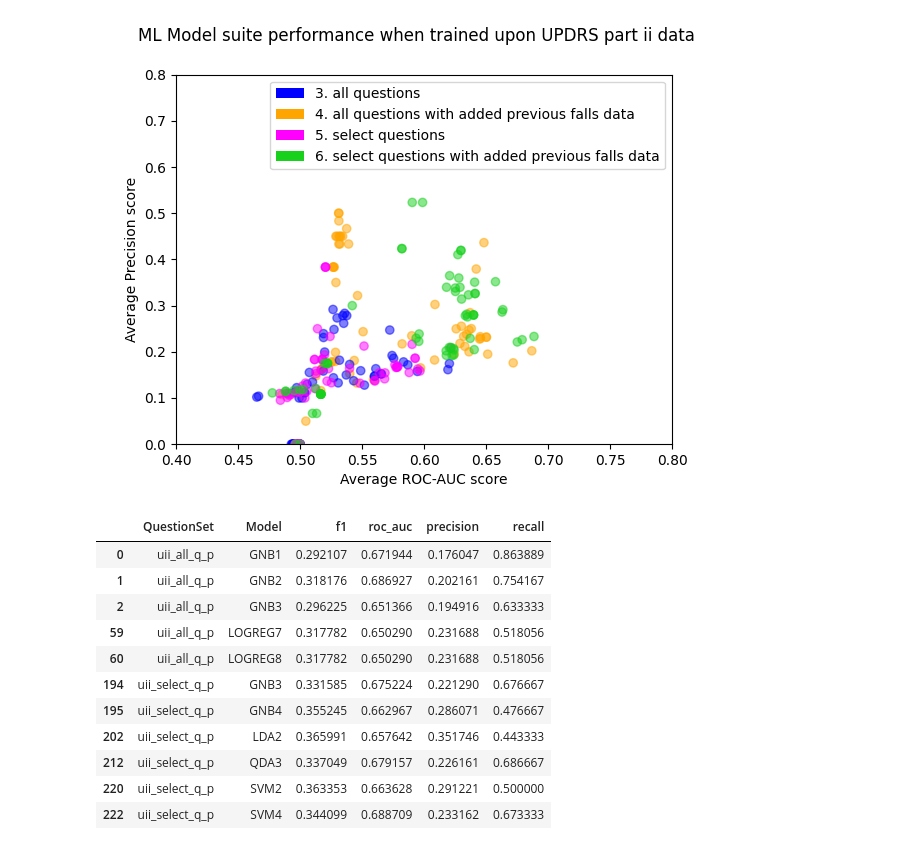
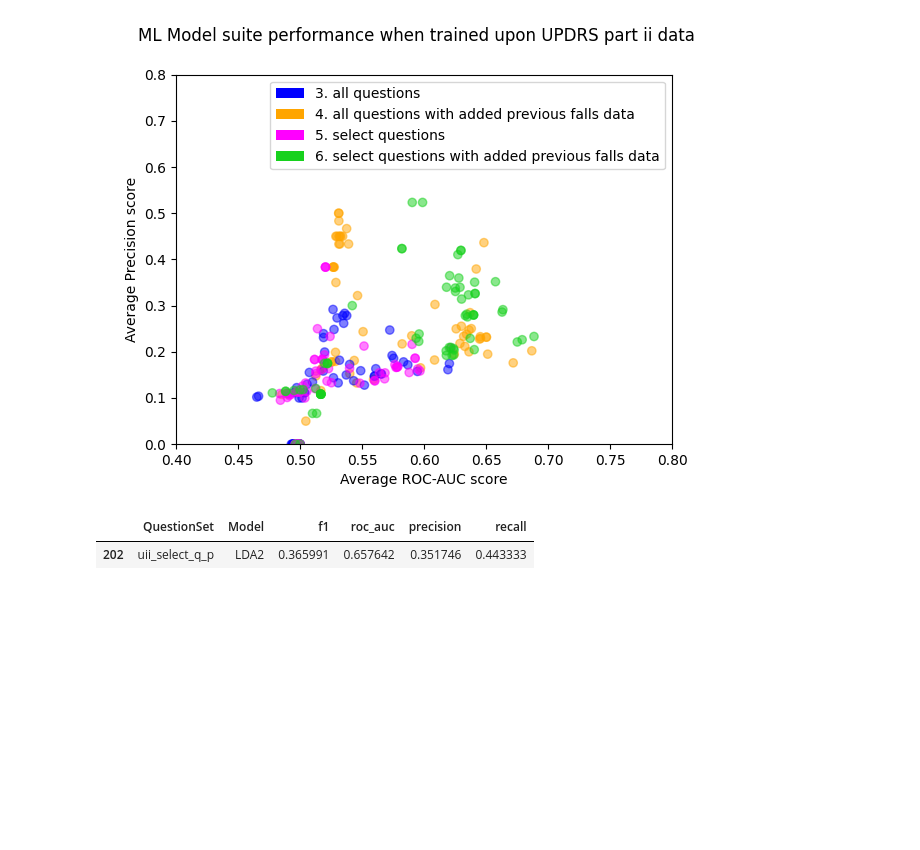
Before and after one commit to phazell-uni-work/dissertation-ppmi-jupyter-nb, a Jupyter notebook: results/uii_results.ipynb, the cells around one changed output. Saved outputs shown, nothing was run; the diff lists cells and outputs as text; code cells hidden in the pictures; blank space fills up the shorter version.

```diff
--- a/results/uii_results.ipynb
+++ b/results/uii_results.ipynb
@@ -111,21 +111,14 @@ plt.show()
 # %% [output]
 [figure]
 # %%
-df_uii_data.query("roc_auc > 0.65 and precision > 0.1")
+df_uii_data.query("roc_auc > 0.65 and precision > 0.3")
+
+# x = df_uii_data.sort_values('precision', ascending=False)
+# x.head(n=20)
 
 # General Observations for UPDRS I:
 # Nothing worth getting excited about
 # + PREV_SIGFALL out performs w/o
 # %% [output]
 |  | QuestionSet | Model | f1 | roc_auc | precision | recall |
-| 0 | uii_all_q_p | GNB1 | 0.292107 | 0.671944 | 0.176047 | 0.863889 |
-| 1 | uii_all_q_p | GNB2 | 0.318176 | 0.686927 | 0.202161 | 0.754167 |
-| 2 | uii_all_q_p | GNB3 | 0.296225 | 0.651366 | 0.194916 | 0.633333 |
-| 59 | uii_all_q_p | LOGREG7 | 0.317782 | 0.650290 | 0.231688 | 0.518056 |
-| 60 | uii_all_q_p | LOGREG8 | 0.317782 | 0.650290 | 0.231688 | 0.518056 |
-| 194 | uii_select_q_p | GNB3 | 0.331585 | 0.675224 | 0.221290 | 0.676667 |
-| 195 | uii_select_q_p | GNB4 | 0.355245 | 0.662967 | 0.286071 | 0.476667 |
 | 202 | uii_select_q_p | LDA2 | 0.365991 | 0.657642 | 0.351746 | 0.443333 |
-| 212 | uii_select_q_p | QDA3 | 0.337049 | 0.679157 | 0.226161 | 0.686667 |
-| 220 | uii_select_q_p | SVM2 | 0.363353 | 0.663628 | 0.291221 | 0.500000 |
-| 222 | uii_select_q_p | SVM4 | 0.344099 | 0.688709 | 0.233162 | 0.673333 |
```
Also changed, not shown: 2 other files.
